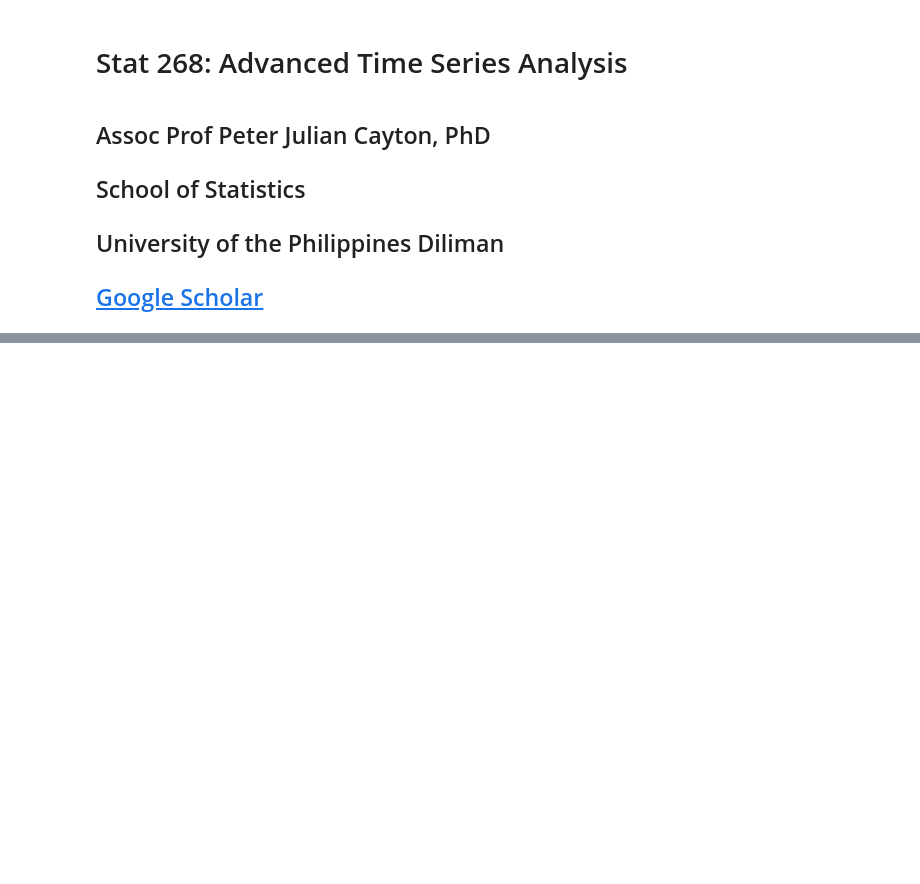
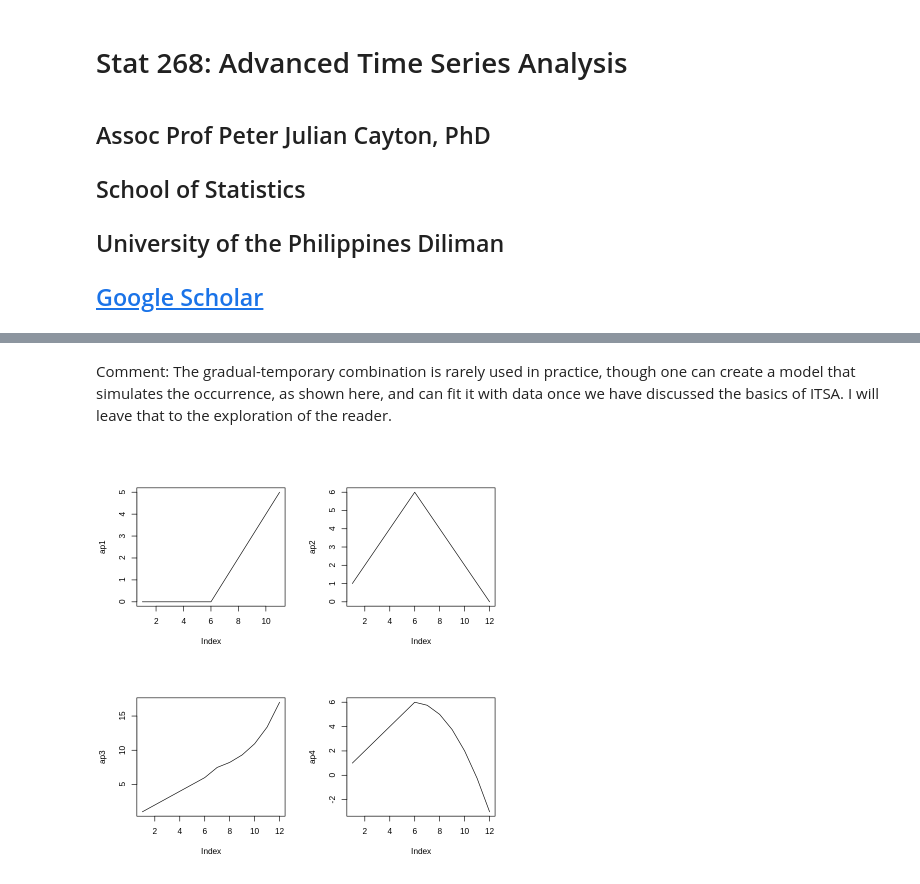
Before and after one commit to pacayton/Stat_268_Advanced_Time_Series_Analysis, a Jupyter notebook: Stat_268_Week2_Intervention_Analysis.ipynb, the cells around one changed output, grey strips where cells are left out. Cells and saved outputs as stored; diff of their text form; code cells hidden in the pictures; blank space fills up the shorter version.

```diff
--- a/Stat_268_Week2_Intervention_Analysis.ipynb
+++ b/Stat_268_Week2_Intervention_Analysis.ipynb
@@ -22,0 +39,18 @@ $$\quad$$
+# %% [markdown]
+Comment: The gradual-temporary combination is rarely used in practice, though one can create a model that simulates the occurrence, as shown here, and can fit it with data once we have discussed the basics of ITSA. I will leave that to the exploration of the reader.
+# %%
+## Other (Non-exhaustive) Examples of Abrupt & Permanent Changes
+
+par(mfrow =c(2,2))
+
+ap1 <- c(0,0,0,0,0,0,1,2,3,4,5)
+ap2 <- c(1,2,3,4,5,6,5,4,3,2,1,0)
+ap3 <- c(1,2,3,4,5, 6, 6+exp(0.4), 6+exp(0.8), 6+exp(1.2), 6+exp(1.6), 6+exp(2), 6+exp(2.4) )
+ap4 <- c(1,2,3,4,5, 6, 6-(0.5)^2, 6-(1)^2, 6-(1.5)^2, 6-(2)^2, 6-(2.5)^2, 6-(3)^2 )
+
+plot(ap1, type = "l")
+plot(ap2, type = "l")
+plot(ap3, type = "l")
+plot(ap4, type = "l")
+# %% [output]
+[figure, added]
```
Also changed, not shown: parts of 6 cells of this notebook.
